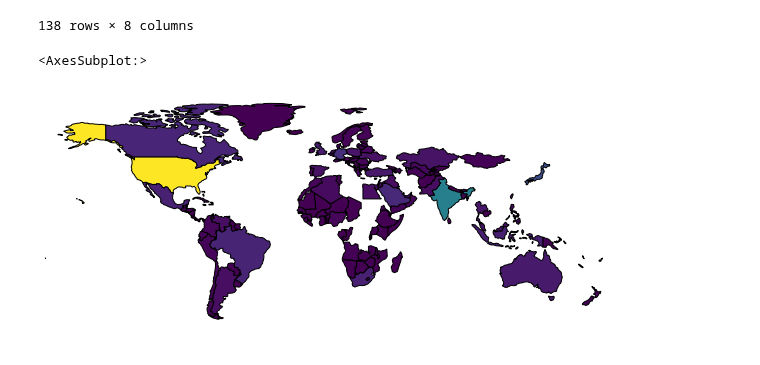
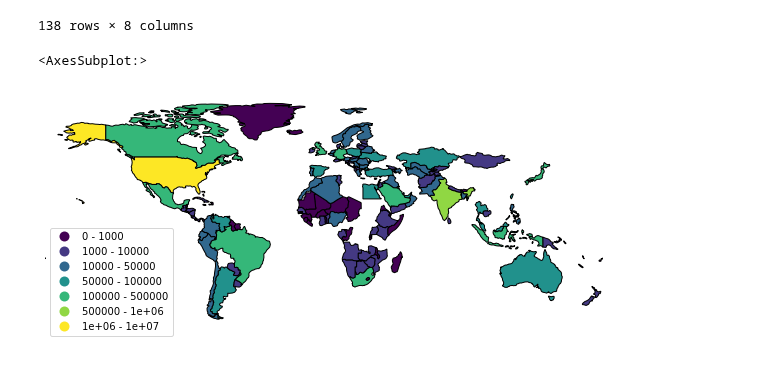
Before and after one commit to deezow756/MENGTeamworkingProject, a Jupyter notebook: mapTest.ipynb, the cells around one changed output. Saved outputs shown, nothing was run; the diff lists cells and outputs as text; code cells hidden in the pictures.

```diff
--- a/mapTest.ipynb
+++ b/mapTest.ipynb
@@ -110,13 +88,19 @@ emissionWorld
 | 136 | 642550 | Europe | MONTENEGRO | MNE | 10610.0 | POLYGON ((20.07070 42.58863, 19.8... | MONTENEGRO | 603 |
 | 137 | 1218208 | North America | TRINIDAD AND TOBAGO | TTO | 43570.0 | POLYGON ((-61.68000 10.76000, -61... | TRINIDAD AND TOBAGO | 12619 |
 138 rows × 8 columns
+# %%
+import mapclassify as mc
+
+# This sets the custom scheme for the map below.
+bins = [1000, 10000, 50000, 100000, 500000, 1000000, 10000000]
+scheme = mc.UserDefined(emissionWorld['Total'], bins)
 # %%
 geoplot.choropleth(
-    emissionWorld, hue='Total', figsize=(10, 5)
+    emissionWorld, hue='Total', figsize=(10, 5), scheme=scheme, legend=True
 )
 # This shows that we need to define a custom scheme to categorise output.
 # Some countries (e.g. the US) are massive outliers and cause a
 # continuous scale to prove unclear.
 # %% [output]
 <AxesSubplot:>
-[figure, old version]
+[figure, new version]
```
Also changed, not shown: parts of 2 cells of this notebook.
